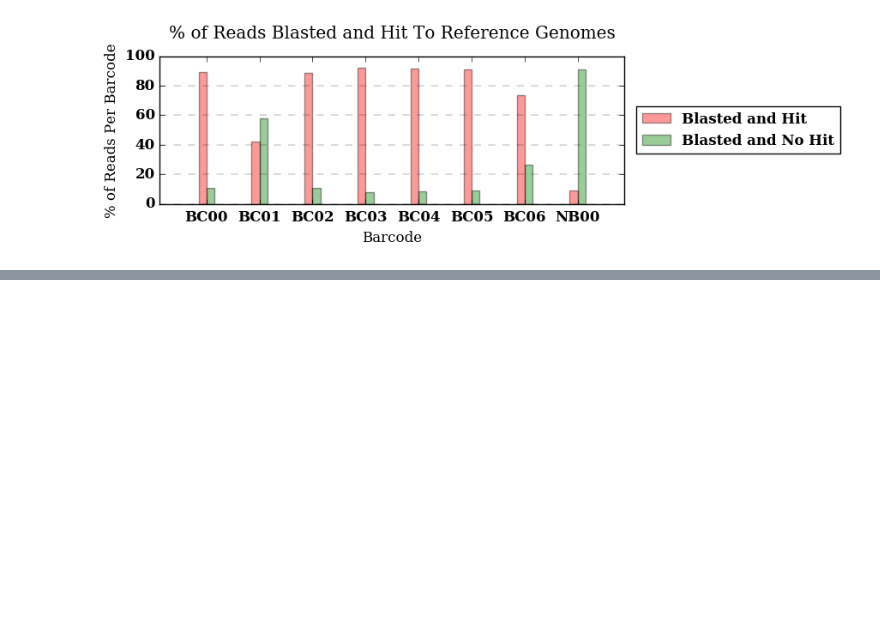
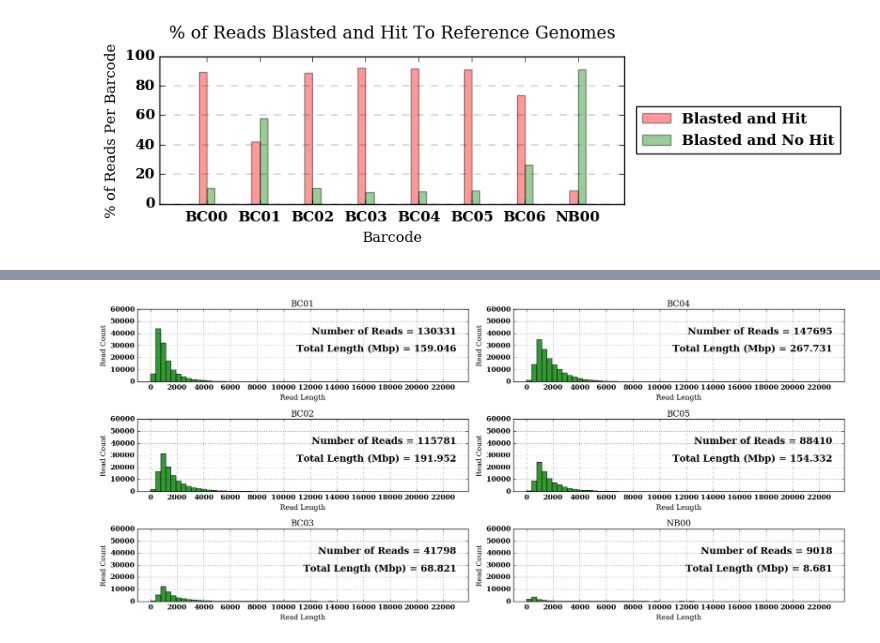
Before and after one commit to BenjaminSchwessinger/Gamran, a Jupyter notebook: MinIon_analysis_12122016_Wagga_initial-Copy1.ipynb, the cells around one changed output, grey strips where cells are left out. Saved outputs shown, nothing was run; the diff lists cells and outputs as text; code cells hidden in the pictures; blank space fills up the shorter version.

```diff
--- a/MinIon_analysis_12122016_Wagga_initial-Copy1.ipynb
+++ b/MinIon_analysis_12122016_Wagga_initial-Copy1.ipynb
@@ -2365,0 +2235,36 @@ len(BC01_sseqid2label_zymo)
+# %%
+fig, ax = plt.subplots(3, 2, figsize=(18,8))
+
+xmax = int(poretools_df_pres.Length.max())
+grouped = poretools_df_pres.groupby('Barcode')  # CHECK THIS FOR SCALABILITY, NOT ENTIRELY SURE WHAT THIS DOES
+max_count_list = []
+for key in grouped.groups.keys():
+    max_count_list.append(np.histogram(grouped.Length.get_group(key), 50)[0].max())
+max_count_list.sort()
+
+def applyGroupHistograms(ax_ind1, ax_ind2, bcs):
+    ax[ax_ind1, ax_ind2].hist(poretools_df_pres.groupby('Barcode')['Length'].get_group(bcs), bins=range(0, xmax, int(xmax/60)), color='green', alpha=0.8)
+    ax[ax_ind1, ax_ind2].set_title(bcs)
+    ax[ax_ind1, ax_ind2].set_xlabel('Read Length')
+    ax[ax_ind1, ax_ind2].set_ylabel('Read Count');
+    ax[ax_ind1, ax_ind2].set_xlim([-1000, poretools_df['Length'].max()+1000])
+    ax[ax_ind1, ax_ind2].set_xticks(np.arange(0, xmax+1, 2000))
+    ax[ax_ind1, ax_ind2].set_ylim(0, max_count_list[-1]*(3/2))
+    ax[ax_ind1, ax_ind2].grid(True, which='Major')
+    ax[ax_ind1, ax_ind2].annotate('Number of Reads = ' + str(poretools_df_pres.loc[poretools_df_pres['Barcode'] == bcs].Length.count()),
+             xy=(1, 1), xycoords='axes fraction', fontsize=16, xytext=(-20, -30), textcoords='offset points',
+             ha='right', va='top')
+    ax[ax_ind1, ax_ind2].annotate('Total Length (Mbp) = ' + str(float("{0:.3f}".format(poretools_df_pres.loc[poretools_df_pres['Barcode'] == bcs].Length.sum() / 1000000))),
+             xy=(1, 1), xycoords='axes fraction', fontsize=16,
+             xytext=(-20, -60), textcoords='offset points', ha='right', va='top')
+
+ax1_list = [0,1,2,0,1,2]
+ax2_list = [0,0,0,1,1,1]
+bc_list = list(poretools_df_pres['Barcode'].unique())
+for ax1, ax2, bcs, in zip(ax1_list, ax2_list, bc_list):
+    applyGroupHistograms(ax1, ax2, bcs)
+
+plt.tight_layout()
+plt.show()
+# %% [output]
+[figure, added]
```
Also changed, not shown: parts of 64 cells of this notebook.
